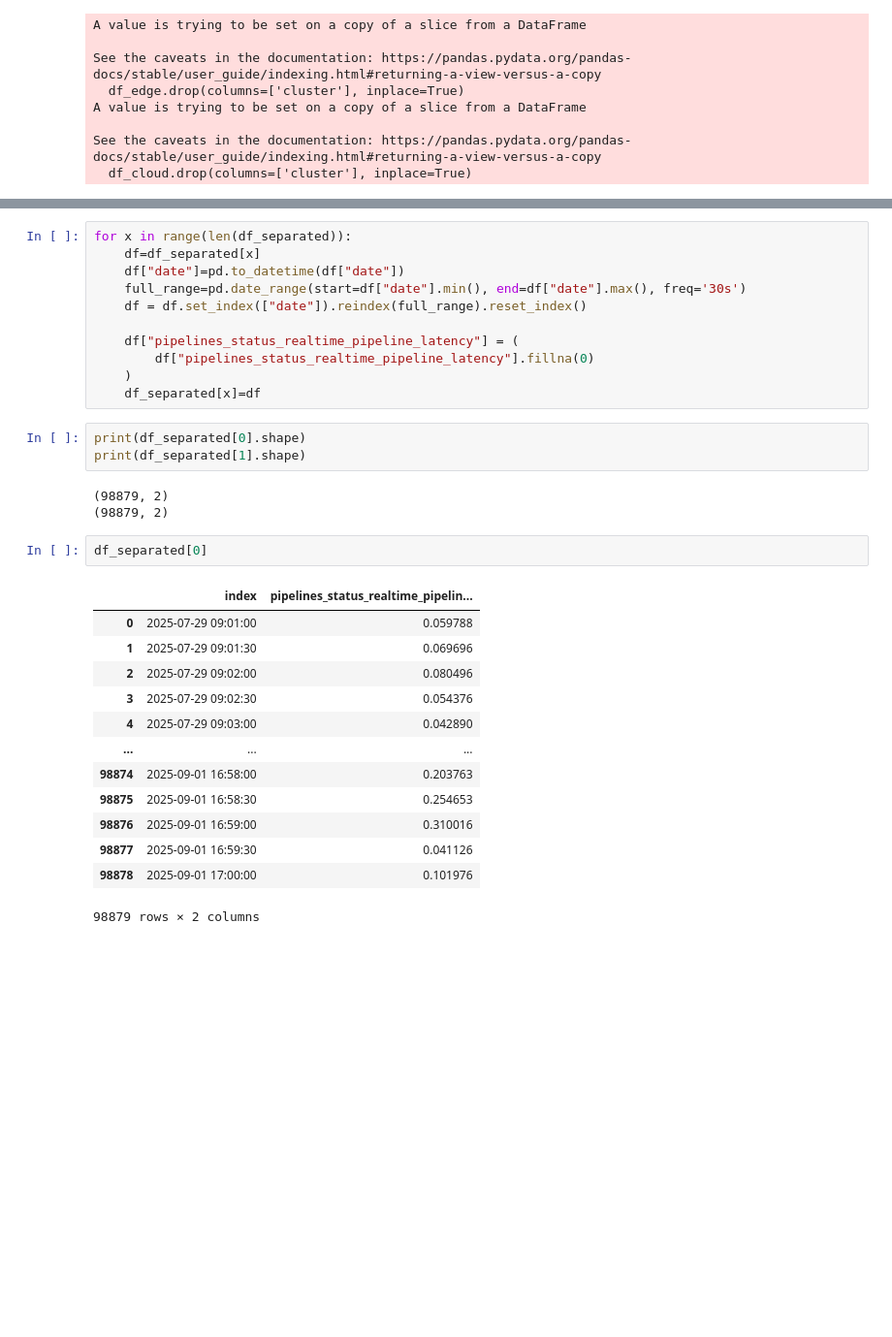
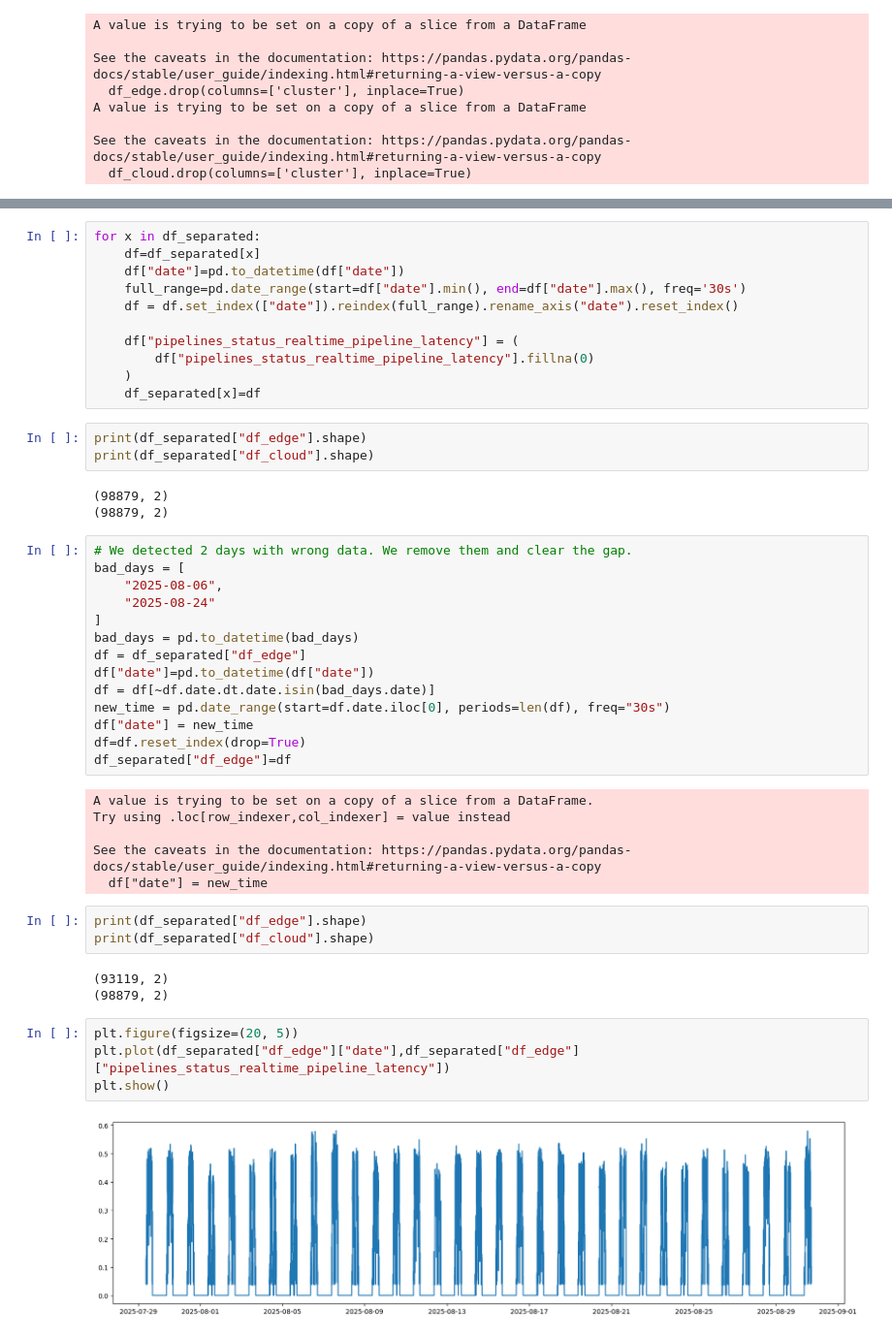
Before and after one commit to joanoliveras/Time-Series-Library, a Jupyter notebook: result_analysis/timeseries_modeling_ets.ipynb, the cells around one changed output, grey strips where cells are left out. Shown at 97% size. Saved outputs shown, nothing was run; the diff lists cells and outputs as text; blank space fills up the shorter version.

```diff
--- a/result_analysis/timeseries_modeling_ets.ipynb
+++ b/result_analysis/timeseries_modeling_ets.ipynb
@@ -35,35 +32,51 @@ print(df_separated[1].shape)
 (33089, 2)
 (33092, 2)
 # %%
-for x in range(len(df_separated)):
+for x in df_separated:
     df=df_separated[x]
     df["date"]=pd.to_datetime(df["date"])
     full_range=pd.date_range(start=df["date"].min(), end=df["date"].max(), freq='30s')
-    df = df.set_index(["date"]).reindex(full_range).reset_index()
+    df = df.set_index(["date"]).reindex(full_range).rename_axis("date").reset_index()
 
     df["pipelines_status_realtime_pipeline_latency"] = (
         df["pipelines_status_realtime_pipeline_latency"].fillna(0)
     )
     df_separated[x]=df
 # %%
-print(df_separated[0].shape)
-print(df_separated[1].shape)
+print(df_separated["df_edge"].shape)
+print(df_separated["df_cloud"].shape)
 # %% [output]
 (98879, 2)
 (98879, 2)
+# %%
+# We detected 2 days with wrong data. We remove them and clear the gap.
+bad_days = [
+    "2025-08-06",
+    "2025-08-24"
+]
+bad_days = pd.to_datetime(bad_days)
+df = df_separated["df_edge"]
+df["date"]=pd.to_datetime(df["date"])
+df = df[~df.date.dt.date.isin(bad_days.date)]
+new_time = pd.date_range(start=df.date.iloc[0], periods=len(df), freq="30s")
+df["date"] = new_time
+df=df.reset_index(drop=True)
+df_separated["df_edge"]=df
+# %% [output]
+A value is trying to be set on a copy of a slice from a DataFrame.
+Try using .loc[row_indexer,col_indexer] = value instead
+
+See the caveats in the documentation: https://pandas.pydata.org/pandas-docs/stable/user_guide/indexing.html#returning-a-view-versus-a-copy
+  df["date"] = new_time
+# %%
+print(df_separated["df_edge"].shape)
+print(df_separated["df_cloud"].shape)
+# %% [output]
+(93119, 2)
+(98879, 2)
 # %%
-df_separated[0]
+plt.figure(figsize=(20, 5))
+plt.plot(df_separated["df_edge"]["date"],df_separated["df_edge"]["pipelines_status_realtime_pipeline_latency"])
+plt.show()
 # %% [output]
-|  | index | pipelines_status_realtime_pipelin... |
-| 0 | 2025-07-29 09:01:00 | 0.059788 |
-| 1 | 2025-07-29 09:01:30 | 0.069696 |
-| 2 | 2025-07-29 09:02:00 | 0.080496 |
-| 3 | 2025-07-29 09:02:30 | 0.054376 |
-| 4 | 2025-07-29 09:03:00 | 0.042890 |
-| ... | ... | ... |
-| 98874 | 2025-09-01 16:58:00 | 0.203763 |
-| 98875 | 2025-09-01 16:58:30 | 0.254653 |
-| 98876 | 2025-09-01 16:59:00 | 0.310016 |
-| 98877 | 2025-09-01 16:59:30 | 0.041126 |
-| 98878 | 2025-09-01 17:00:00 | 0.101976 |
-98879 rows × 2 columns
+[figure, added]
```
Also changed, not shown: parts of 8 cells of this notebook.
